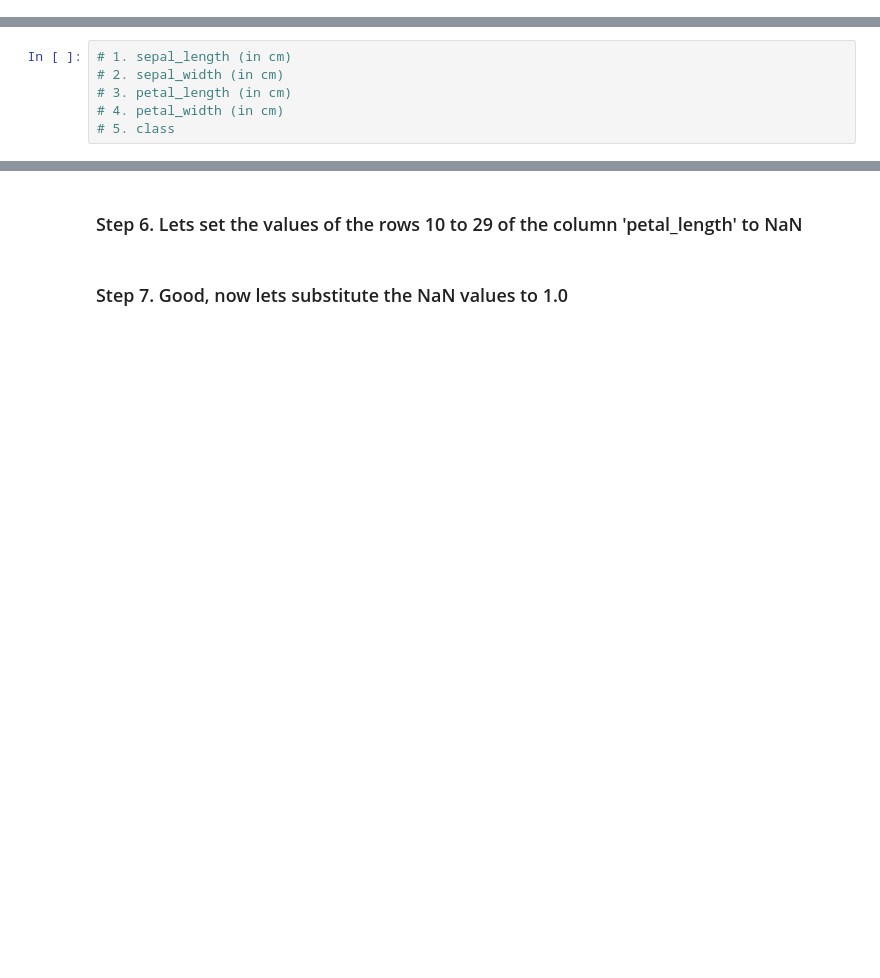
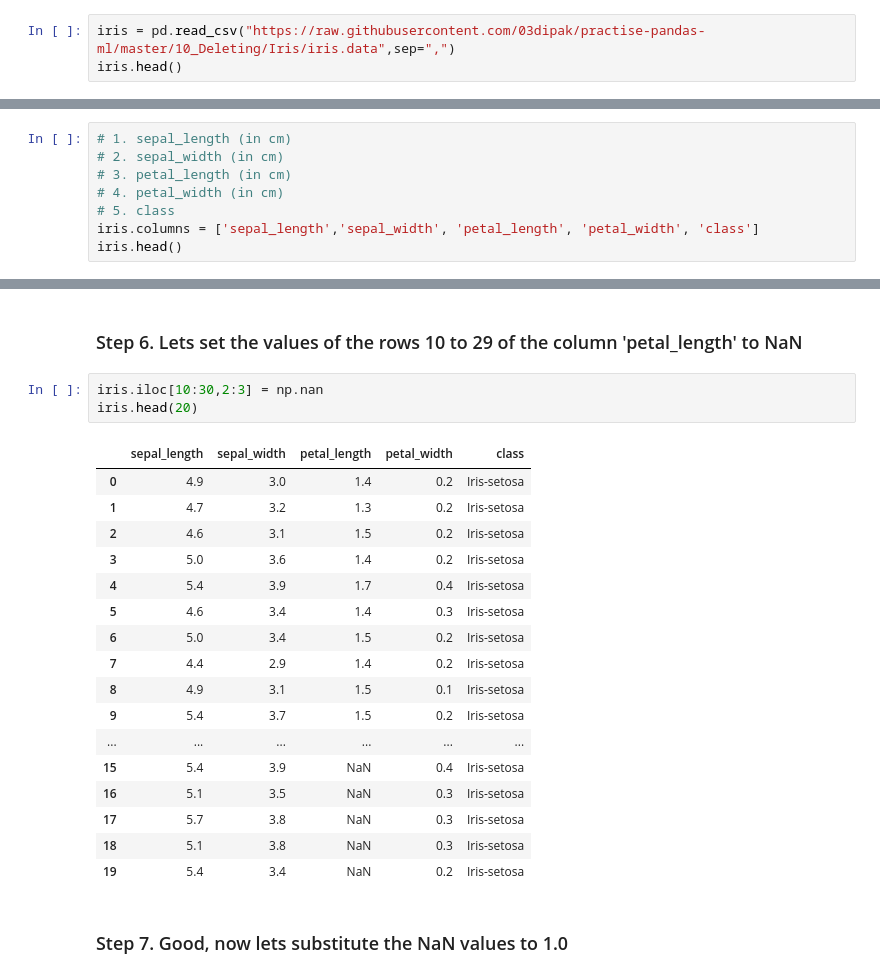
Before and after one commit to 03dipak/practise-pandas-ml, a Jupyter notebook: 10_Deleting/Iris/Exercises.ipynb, the cells around one changed output, grey strips where cells are left out. Drawn from its saved outputs; the diff is of its cells as text; blank space fills up the shorter version.

```diff
--- a/10_Deleting/Iris/Exercises.ipynb
+++ b/10_Deleting/Iris/Exercises.ipynb
@@ -15,3 +15,6 @@ import numpy as np
 ### Step 2. Import the dataset from this [address](https://archive.ics.uci.edu/ml/machine-learning-databases/iris/iris.data).
 # %% [markdown]
 ### Step 3. Assign it to a variable called iris
+# %%
+iris = pd.read_csv("https://raw.githubusercontent.com/03dipak/practise-pandas-ml/master/10_Deleting/Iris/iris.data",sep=",")
+iris.head()
@@ -23,3 +33,5 @@ import numpy as np
 # 3. petal_length (in cm)
 # 4. petal_width (in cm)
 # 5. class
+iris.columns = ['sepal_length','sepal_width', 'petal_length', 'petal_width', 'class']
+iris.head()
@@ -28,4 +56,25 @@ import numpy as np
 # %% [markdown]
 ### Step 6.  Lets set the values of the rows 10 to 29 of the column 'petal_length' to NaN
+# %%
+iris.iloc[10:30,2:3] = np.nan
+iris.head(20)
+# %% [output]
+|  | sepal_length | sepal_width | petal_length | petal_width | class |
+| 0 | 4.9 | 3.0 | 1.4 | 0.2 | Iris-setosa |
+| 1 | 4.7 | 3.2 | 1.3 | 0.2 | Iris-setosa |
+| 2 | 4.6 | 3.1 | 1.5 | 0.2 | Iris-setosa |
+| 3 | 5.0 | 3.6 | 1.4 | 0.2 | Iris-setosa |
+| 4 | 5.4 | 3.9 | 1.7 | 0.4 | Iris-setosa |
+| 5 | 4.6 | 3.4 | 1.4 | 0.3 | Iris-setosa |
+| 6 | 5.0 | 3.4 | 1.5 | 0.2 | Iris-setosa |
+| 7 | 4.4 | 2.9 | 1.4 | 0.2 | Iris-setosa |
+| 8 | 4.9 | 3.1 | 1.5 | 0.1 | Iris-setosa |
+| 9 | 5.4 | 3.7 | 1.5 | 0.2 | Iris-setosa |
+| ... | ... | ... | ... | ... | ... |
+| 15 | 5.4 | 3.9 | NaN | 0.4 | Iris-setosa |
+| 16 | 5.1 | 3.5 | NaN | 0.3 | Iris-setosa |
+| 17 | 5.7 | 3.8 | NaN | 0.3 | Iris-setosa |
+| 18 | 5.1 | 3.8 | NaN | 0.3 | Iris-setosa |
+| 19 | 5.4 | 3.4 | NaN | 0.2 | Iris-setosa |
 # %% [markdown]
 ### Step 7. Good, now lets substitute the NaN values to 1.0
```
Also changed, not shown: parts of 8 cells of this notebook.
